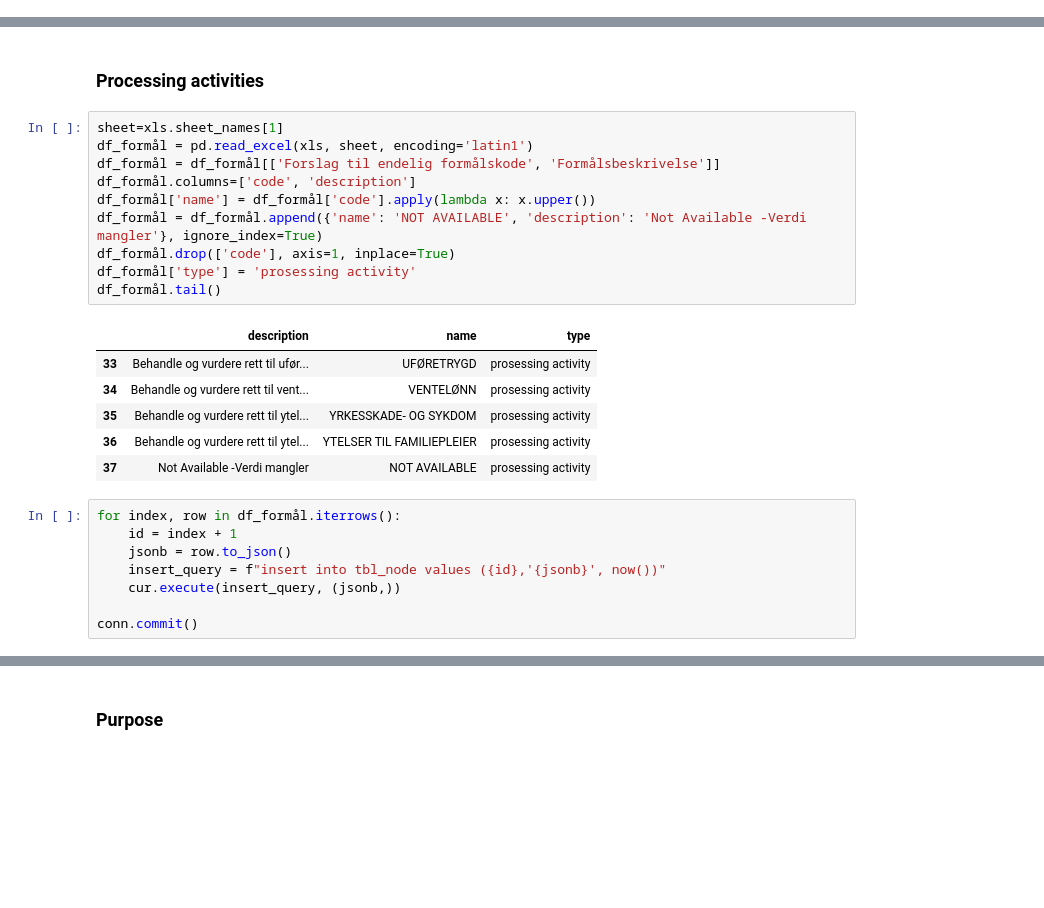
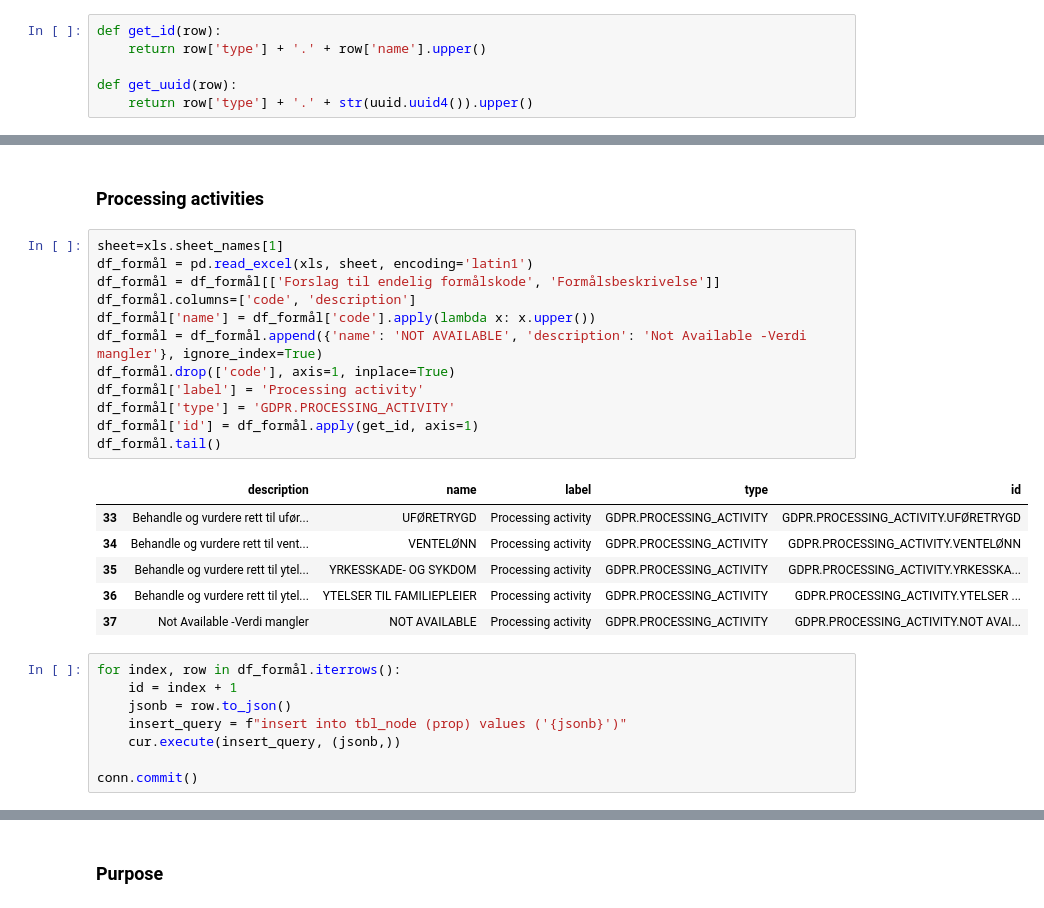
Before and after one commit to navikt/data-catalog-graph, a Jupyter notebook: notebooks/populate database.ipynb, the cells around one changed output, grey strips where cells are left out. Cells and saved outputs as stored; diff of their text form; blank space fills up the shorter version.

```diff
--- a/notebooks/populate database.ipynb
+++ b/notebooks/populate database.ipynb
@@ -56,6 +59,12 @@ xls.sheet_names
  'Category']
 # %% [markdown]
 # Populate tables
+# %%
+def get_id(row):
+    return row['type'] + '.' + row['name'].upper()
+
+def get_uuid(row):
+    return row['type'] + '.' + str(uuid.uuid4()).upper()
 # %% [markdown]
 ### Relationships
 # %%
@@ -83,25 +92,27 @@ df_links
 # %%
 sheet=xls.sheet_names[1]
 df_formål = pd.read_excel(xls, sheet, encoding='latin1')
 df_formål = df_formål[['Forslag til endelig formålskode', 'Formålsbeskrivelse']]
 df_formål.columns=['code', 'description']
 df_formål['name'] = df_formål['code'].apply(lambda x: x.upper())
 df_formål = df_formål.append({'name': 'NOT AVAILABLE', 'description': 'Not Available -Verdi mangler'}, ignore_index=True)
 df_formål.drop(['code'], axis=1, inplace=True)
-df_formål['type'] = 'prosessing activity'
+df_formål['label'] = 'Processing activity'
+df_formål['type'] = 'GDPR.PROCESSING_ACTIVITY'
+df_formål['id'] = df_formål.apply(get_id, axis=1)
 df_formål.tail()
 # %% [output]
-|  | description | name | type |
-| 33 | Behandle og vurdere rett til ufør... | UFØRETRYGD | prosessing activity |
-| 34 | Behandle og vurdere rett til vent... | VENTELØNN | prosessing activity |
-| 35 | Behandle og vurdere rett til ytel... | YRKESSKADE- OG SYKDOM | prosessing activity |
-| 36 | Behandle og vurdere rett til ytel... | YTELSER TIL FAMILIEPLEIER | prosessing activity |
-| 37 | Not Available -Verdi mangler | NOT AVAILABLE | prosessing activity |
+|  | description | name | label | type | id |
+| 33 | Behandle og vurdere rett til ufør... | UFØRETRYGD | Processing activity | GDPR.PROCESSING_ACTIVITY | GDPR.PROCESSING_ACTIVITY.UFØRETRYGD |
+| 34 | Behandle og vurdere rett til vent... | VENTELØNN | Processing activity | GDPR.PROCESSING_ACTIVITY | GDPR.PROCESSING_ACTIVITY.VENTELØNN |
+| 35 | Behandle og vurdere rett til ytel... | YRKESSKADE- OG SYKDOM | Processing activity | GDPR.PROCESSING_ACTIVITY | GDPR.PROCESSING_ACTIVITY.YRKESSKA... |
+| 36 | Behandle og vurdere rett til ytel... | YTELSER TIL FAMILIEPLEIER | Processing activity | GDPR.PROCESSING_ACTIVITY | GDPR.PROCESSING_ACTIVITY.YTELSER ... |
+| 37 | Not Available -Verdi mangler | NOT AVAILABLE | Processing activity | GDPR.PROCESSING_ACTIVITY | GDPR.PROCESSING_ACTIVITY.NOT AVAI... |
 # %%
 for index, row in df_formål.iterrows():
     id = index + 1
     jsonb = row.to_json()
-    insert_query = f"insert into tbl_node values ({id},'{jsonb}', now())"
+    insert_query = f"insert into tbl_node (prop) values ('{jsonb}')"
     cur.execute(insert_query, (jsonb,))
 
 conn.commit()
```
Also changed, not shown: parts of 33 cells of this notebook, 2 other files.
